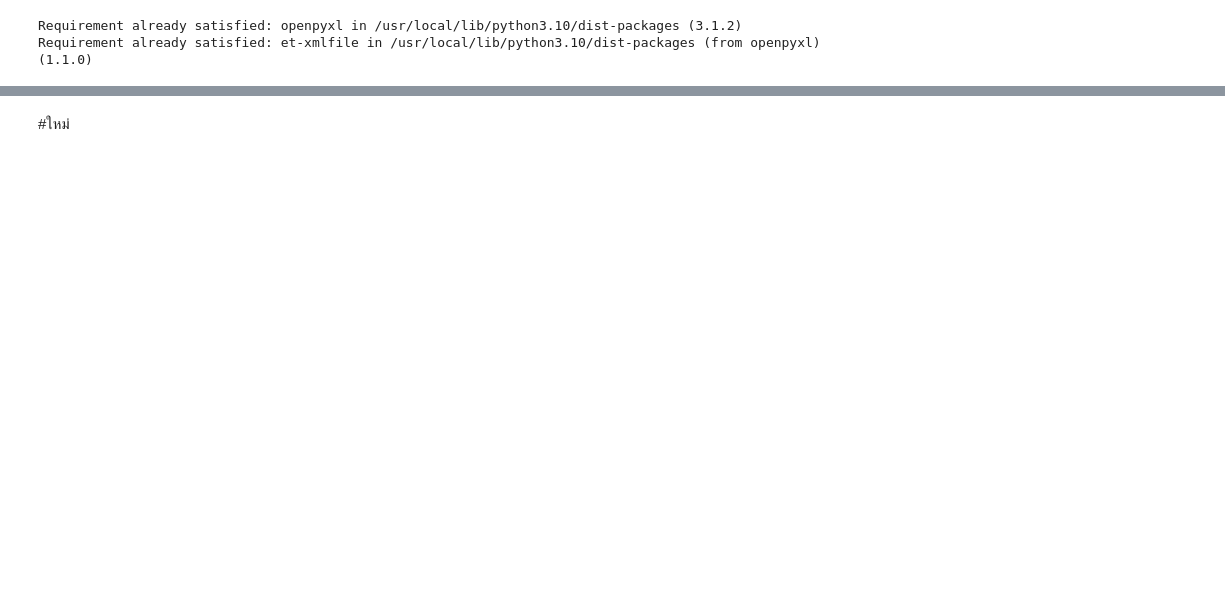
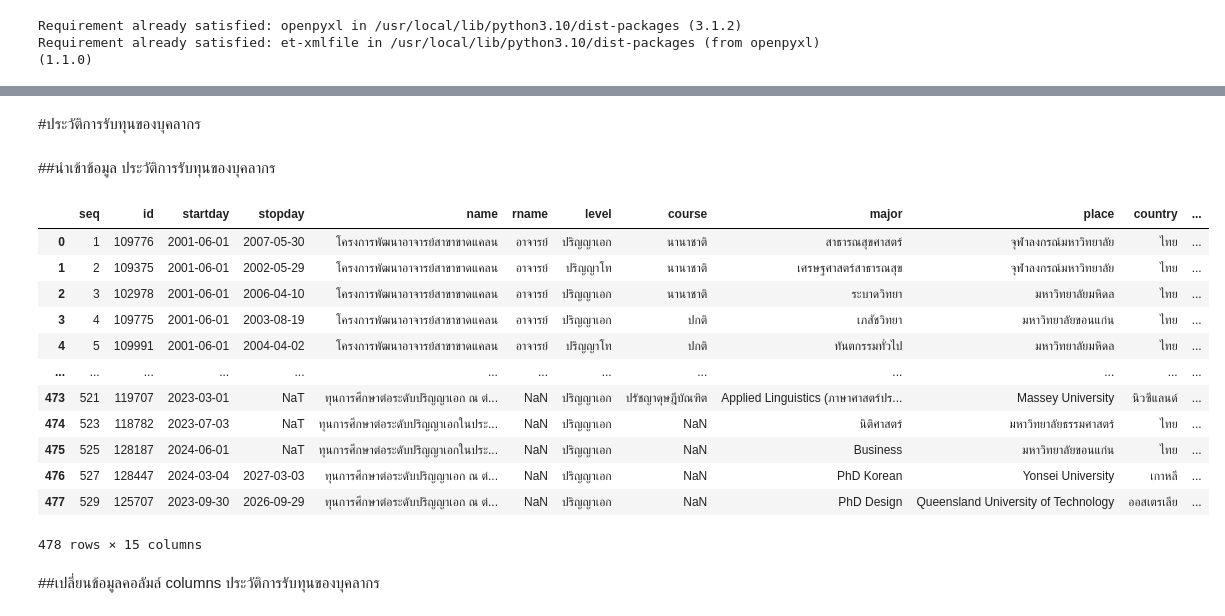
Before and after one commit to ananyapoonsawat/BSC_DPDM23, a Jupyter notebook: ทดสอบ.ipynb, the cells around one changed output, grey strips where cells are left out. Drawn from its saved outputs; the diff is of its cells as text; code cells hidden in the pictures; blank space fills up the shorter version.

```diff
--- a/ทดสอบ.ipynb
+++ b/ทดสอบ.ipynb
@@ -118,2 +122,23 @@ df.to_excel('ประวัติการให้ทุนการศึก
-# %% [markdown]
-#ใหม่
+# %% [markdown]
+#ประวัติการรับทุนของบุคลากร
+# %% [markdown]
+##นำเข้าข้อมูล ประวัติการรับทุนของบุคลากร
+# %%
+dv = pd.read_excel('/content/drive/MyDrive/ข้อมูล กองทรัพย์/ประวัติการรับทุนของบุคลากร.xlsx') #เรียกใช้ไฟล์ที่ต้องการ และ ตั้งหัวตาราง
+dv
+# %% [output]
+|  | seq | id | startday | stopday | name | rname | level | course | major | place | country | ... |
+| 0 | 1 | 109776 | 2001-06-01 | 2007-05-30 | โครงการพัฒนาอาจารย์สาขาขาดแคลน | อาจารย์ | ปริญญาเอก | นานาชาติ | สาธารณสุขศาสตร์ | จุฬาลงกรณ์มหาวิทยาลัย | ไทย | ... |
+| 1 | 2 | 109375 | 2001-06-01 | 2002-05-29 | โครงการพัฒนาอาจารย์สาขาขาดแคลน | อาจารย์ | ปริญญาโท | นานาชาติ | เศรษฐศาสตร์สาธารณสุข | จุฬาลงกรณ์มหาวิทยาลัย | ไทย | ... |
+| 2 | 3 | 102978 | 2001-06-01 | 2006-04-10 | โครงการพัฒนาอาจารย์สาขาขาดแคลน | อาจารย์ | ปริญญาเอก | นานาชาติ | ระบาดวิทยา | มหาวิทยาลัยมหิดล | ไทย | ... |
+| 3 | 4 | 109775 | 2001-06-01 | 2003-08-19 | โครงการพัฒนาอาจารย์สาขาขาดแคลน | อาจารย์ | ปริญญาเอก | ปกติ | เภสัชวิทยา | มหาวิทยาลัยขอนแก่น | ไทย | ... |
+| 4 | 5 | 109991 | 2001-06-01 | 2004-04-02 | โครงการพัฒนาอาจารย์สาขาขาดแคลน | อาจารย์ | ปริญญาโท | ปกติ | ทันตกรรมทั่วไป | มหาวิทยาลัยมหิดล | ไทย | ... |
+| ... | ... | ... | ... | ... | ... | ... | ... | ... | ... | ... | ... | ... |
+| 473 | 521 | 119707 | 2023-03-01 | NaT | ทุนการศึกษาต่อระดับปริญญาเอก ณ ต่... | NaN | ปริญญาเอก | ปรัชญาดุษฎีบัณฑิต | Applied Linguistics (ภาษาศาสตร์ปร... | Massey University | นิวซีแลนด์ | ... |
+| 474 | 523 | 118782 | 2023-07-03 | NaT | ทุนการศึกษาต่อระดับปริญญาเอกในประ... | NaN | ปริญญาเอก | NaN | นิติศาสตร์ | มหาวิทยาลัยธรรมศาสตร์ | ไทย | ... |
+| 475 | 525 | 128187 | 2024-06-01 | NaT | ทุนการศึกษาต่อระดับปริญญาเอกในประ... | NaN | ปริญญาเอก | NaN | Business | มหาวิทยาลัยขอนแก่น | ไทย | ... |
+| 476 | 527 | 128447 | 2024-03-04 | 2027-03-03 | ทุนการศึกษาต่อระดับปริญญาเอก ณ ต่... | NaN | ปริญญาเอก | NaN | PhD Korean | Yonsei University | เกาหลี | ... |
+| 477 | 529 | 125707 | 2023-09-30 | 2026-09-29 | ทุนการศึกษาต่อระดับปริญญาเอก ณ ต่... | NaN | ปริญญาเอก | NaN | PhD Design | Queensland University of Technology | ออสเตรเลีย | ... |
+478 rows × 15 columns
+# %% [markdown]
+##เปลี่ยนข้อมูลคอลัมล์ columns ประวัติการรับทุนของบุคลากร
```
Also changed, not shown: parts of 15 cells of this notebook.
